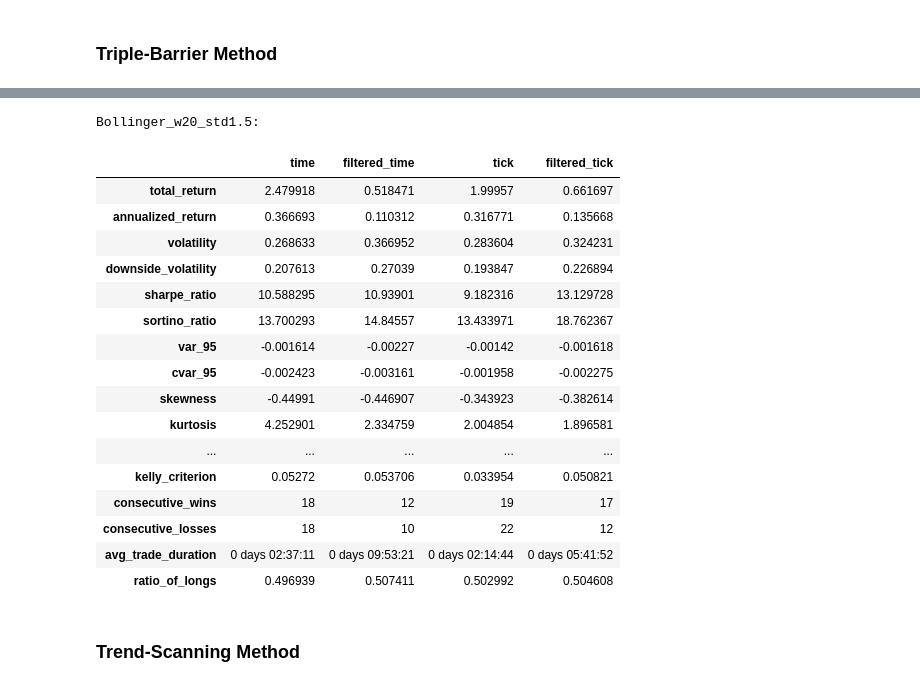
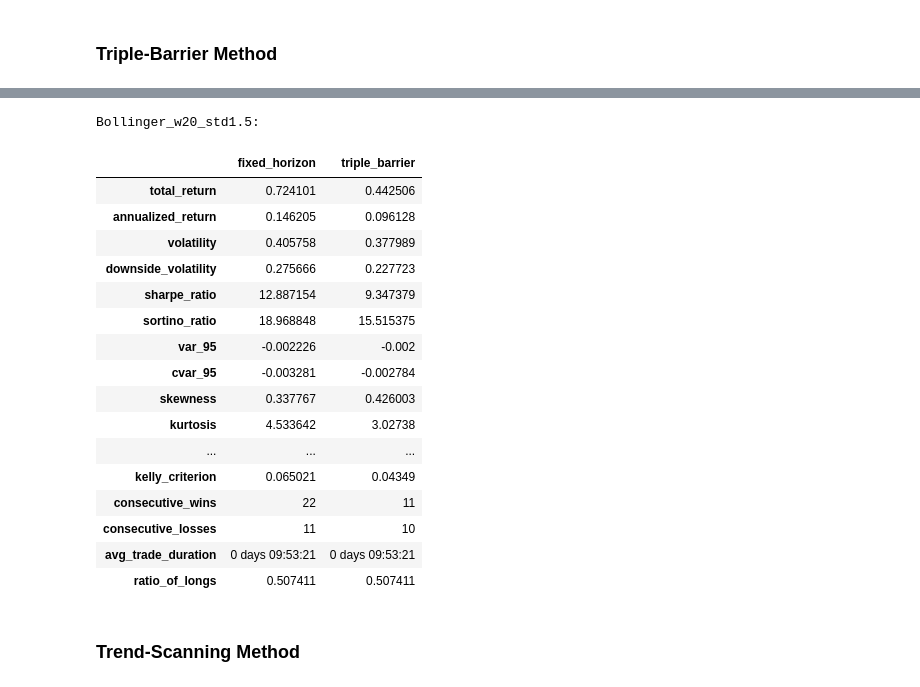
Before and after one commit to pnjoroge54/Machine-Learning-Blueprint, a Jupyter notebook: notebooks/Part_3-Labeling.ipynb, the cells around one changed output, grey strips where cells are left out. Cells and saved outputs as stored; diff of their text form; code cells hidden in the pictures.

Commit message:
Only working with standard time bars for Bollinger & MA Crossover strategies

```diff
--- a/notebooks/Part_3-Labeling.ipynb
+++ b/notebooks/Part_3-Labeling.ipynb
@@ -139,2 +140,9 @@ def get_data(symbol, timeframe, dirpath="data"):
 # %% [markdown]
 ## 2. Bollinger Band Strategy
+# %%
+timeframe = "M5"
+tick_bar_size = tick_bar_dict[timeframe]
+bb_time_bars, bb_tick_bars = get_data(symbol, timeframe)
+bar_size = f"tick-{bb_tick_bars.tick_volume.iloc[0]}"
+bb_df = bb_time_bars.loc[sample_start : sample_end]
+bb_df0 = bb_tick_bars.loc[sample_start : sample_end]
@@ -141,21 +182,11 @@ def get_data(symbol, timeframe, dirpath="data"):
 # %%
-timeframe = "M5"
-tick_bar_size = tick_bar_dict[timeframe]
-bb_time_bars, bb_tick_bars = get_data(symbol, timeframe, dirpath="data")
-bar_size = f"tick-{bb_tick_bars.tick_volume.iloc[0]}"
-bb_df = bb_time_bars.loc[sample_start : sample_end]
-bb_df0 = bb_tick_bars.loc[sample_start : sample_end]
-
-bb_period, bb_std = 20, 1.5 # Bollinger Band parameters
-bb_strategy = BollingerMeanReversionStrategy(window=bb_period, num_std=bb_std)
 target_vol_params = dict(days=1, lookback=100)
-bb_strategy = BollingerMeanReversionStrategy(20, 1.5)
 tb_evaluator = TripleBarrierEvaluator(
     bb_strategy, bb_df, target_vol_params,
     target_vol_multiplier=1,
-    filter_events=False,
+    filter_events=True,
     vertical_barrier_zero=True,
     on_crossover=True,
     )
-pt_barrier, sl_barrier, time_horizon = (1, 2, 20)
+pt_barrier, sl_barrier, time_horizon = (2, 1, 20)
 # %% [output]
@@ -166,6 +195,5 @@ Loaded EURUSD_M5_time_2018-01-01-2024-12-31.parq
 # %% [markdown]
 ### Fixed-Time Horizon Method
 # %%
-bb_events_time0 = tb_evaluator.evaluate_performance(0, 0, time_horizon)
-bb_events_time_metrics0 = tb_evaluator.calculate_strategy_metrics(bb_events_time0)
-bb_events_time_metrics0
+bb_events_fh = tb_evaluator.evaluate_performance(0, 0, time_horizon)
+bb_events_fh_metrics = tb_evaluator.calculate_strategy_metrics(bb_events_fh)
@@ -190,9 +200,5 @@ Name: trade_metrics, dtype: object
 # %% [markdown]
 ### Triple-Barrier Method
 # %%
-tb_evaluator.set_params(strategy=bb_strategy, data=bb_df, filter_events=False,
-                        target_vol_params=target_vol_params,
-                        vertical_barrier_zero=True)
-bb_events_time = tb_evaluator.evaluate_performance(pt_barrier, sl_barrier, time_horizon)
-bb_events_time_metrics = tb_evaluator.calculate_strategy_metrics(bb_events_time)
-bb_events_time_metrics
+bb_events_tbl = tb_evaluator.evaluate_performance(pt_barrier, sl_barrier, time_horizon)
+bb_events_tbl_metrics = tb_evaluator.calculate_strategy_metrics(bb_events_tbl)
@@ -297,32 +205,30 @@ Name: trade_metrics, dtype: object
 # %%
 print(f"Bollinger_w{bb_period}_std{bb_std}: \n")
 
 bb_metrics_df = pd.DataFrame({
-    "time": bb_events_time_metrics,
-    "filtered_time": bb_events_time_filt_metrics,
-    "tick": bb_events_tick_metrics,
-    "filtered_tick": bb_events_tick_filt_metrics
+    "fixed_horizon": bb_events_fh_metrics,
+    "triple_barrier": bb_events_tbl_metrics,
     })
 bb_metrics_df
 # %% [output]
 Bollinger_w20_std1.5:
-|  | time | filtered_time | tick | filtered_tick |
-| total_return | 2.479918 | 0.518471 | 1.99957 | 0.661697 |
-| annualized_return | 0.366693 | 0.110312 | 0.316771 | 0.135668 |
-| volatility | 0.268633 | 0.366952 | 0.283604 | 0.324231 |
-| downside_volatility | 0.207613 | 0.27039 | 0.193847 | 0.226894 |
-| sharpe_ratio | 10.588295 | 10.93901 | 9.182316 | 13.129728 |
-| sortino_ratio | 13.700293 | 14.84557 | 13.433971 | 18.762367 |
-| var_95 | -0.001614 | -0.00227 | -0.00142 | -0.001618 |
-| cvar_95 | -0.002423 | -0.003161 | -0.001958 | -0.002275 |
-| skewness | -0.44991 | -0.446907 | -0.343923 | -0.382614 |
-| kurtosis | 4.252901 | 2.334759 | 2.004854 | 1.896581 |
-| ... | ... | ... | ... | ... |
-| kelly_criterion | 0.05272 | 0.053706 | 0.033954 | 0.050821 |
-| consecutive_wins | 18 | 12 | 19 | 17 |
-| consecutive_losses | 18 | 10 | 22 | 12 |
-| avg_trade_duration | 0 days 02:37:11 | 0 days 09:53:21 | 0 days 02:14:44 | 0 days 05:41:52 |
-| ratio_of_longs | 0.496939 | 0.507411 | 0.502992 | 0.504608 |
+|  | fixed_horizon | triple_barrier |
+| total_return | 0.724101 | 0.442506 |
+| annualized_return | 0.146205 | 0.096128 |
+| volatility | 0.405758 | 0.377989 |
+| downside_volatility | 0.275666 | 0.227723 |
+| sharpe_ratio | 12.887154 | 9.347379 |
+| sortino_ratio | 18.968848 | 15.515375 |
+| var_95 | -0.002226 | -0.002 |
+| cvar_95 | -0.003281 | -0.002784 |
+| skewness | 0.337767 | 0.426003 |
+| kurtosis | 4.533642 | 3.02738 |
+| ... | ... | ... |
+| kelly_criterion | 0.065021 | 0.04349 |
+| consecutive_wins | 22 | 11 |
+| consecutive_losses | 11 | 10 |
+| avg_trade_duration | 0 days 09:53:21 | 0 days 09:53:21 |
+| ratio_of_longs | 0.507411 | 0.507411 |
 # %% [markdown]
 ### Trend-Scanning Method
 # %%
```
Also changed, not shown: parts of 38 cells of this notebook.
